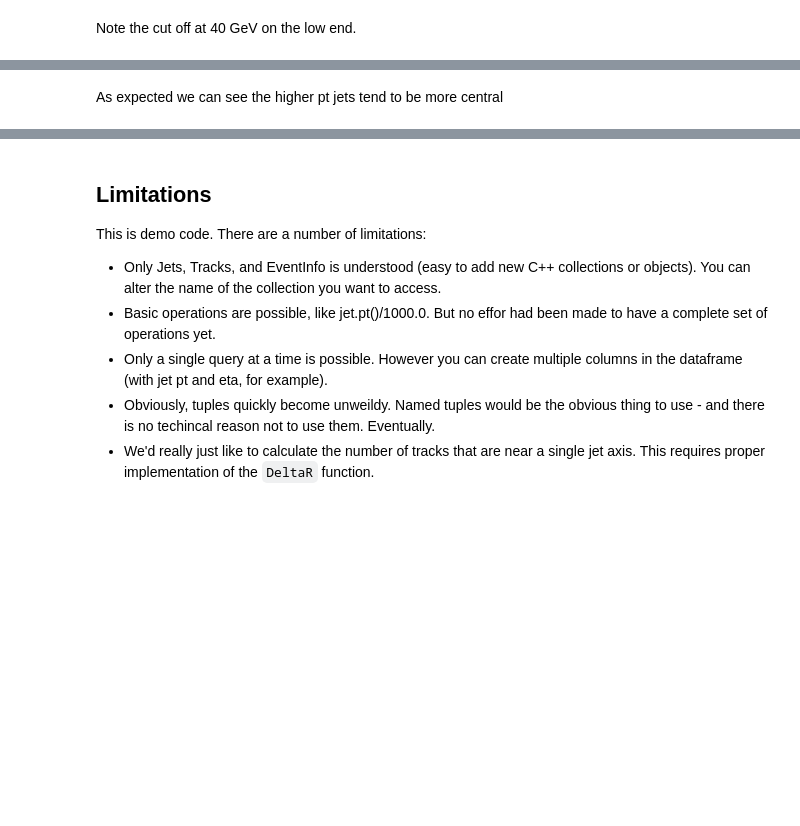
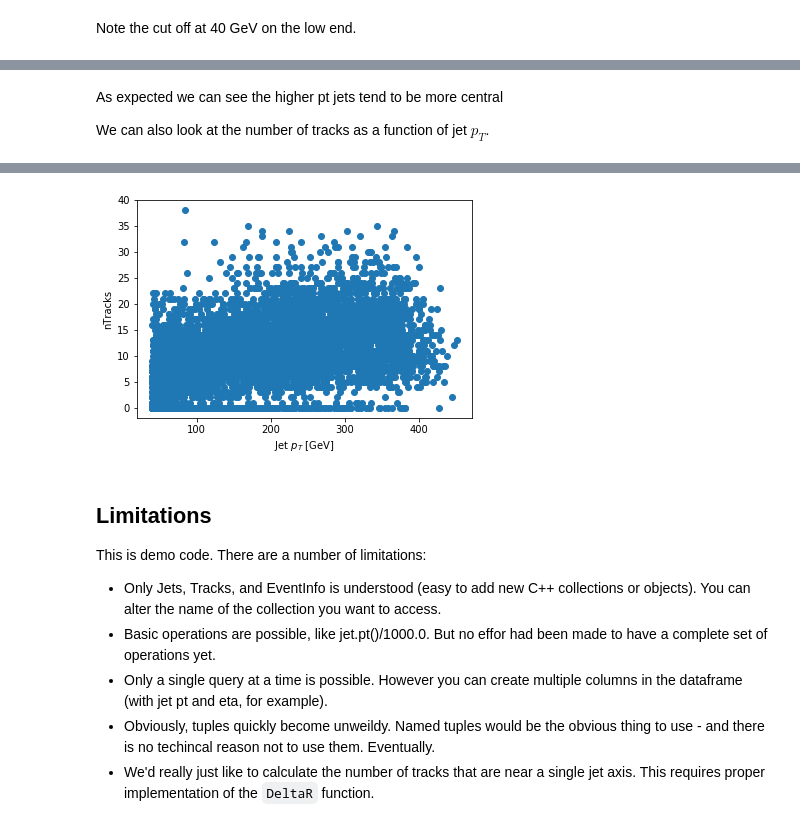
Before and after one commit to masonproffitt/BDTTrainingAnalysisLanguage, a Jupyter notebook: examples/xaod-03-FilteringTracks.ipynb, the cells around one changed output, grey strips where cells are left out. Saved outputs shown, nothing was run; the diff lists cells and outputs as text; code cells hidden in the pictures; blank space fills up the shorter version.

```diff
--- a/examples/xaod-03-FilteringTracks.ipynb
+++ b/examples/xaod-03-FilteringTracks.ipynb
@@ -129,3 +130,11 @@ Wall time: 49 ms
 [figure]
 # %% [markdown]
 As expected we can see the higher pt jets tend to be more central
+
+We can also look at the number of tracks as a function of jet $p_T$.
+# %%
+%%time
+_ = plt.scatter(df.JetPt, df.nTracks)
+_ = plt.xlabel('Jet $p_T$ [GeV]')
+_ = plt.ylabel('nTracks')
+# %% [output]
@@ -132,3 +142,4 @@ As expected we can see the higher pt jets tend to be more central
+[figure, added]
 # %% [markdown]
 ## Limitations
 
```
Also changed, not shown: parts of 7 cells of this notebook, 6 other files.
